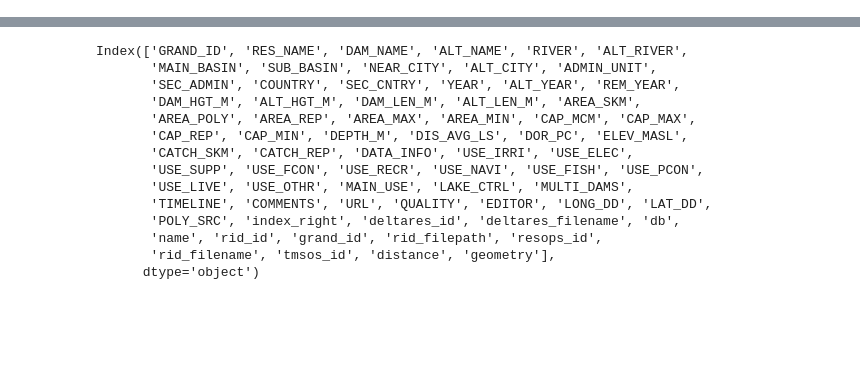
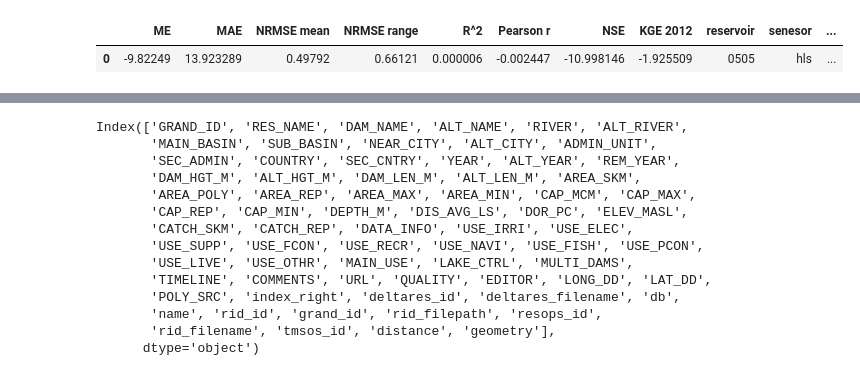
Before and after one commit to UW-SASWE/tmspp, a Jupyter notebook: notebooks/04-test.ipynb, the cells around one changed output, grey strips where cells are left out. Cells and saved outputs as stored; diff of their text form; code cells hidden in the pictures; blank space fills up the shorter version.

```diff
--- a/notebooks/04-test.ipynb
+++ b/notebooks/04-test.ipynb
@@ -8,0 +72,72 @@ from pathlib import Path
+# %%
+def get_insitu_df(tmsos_id):
+    idx = val_polys['tmsos_id'].isin(selected_reservoirs)
+    subset = val_polys[idx]
+
+    row = subset[subset['tmsos_id']==tmsos_id]
+    db = row['db'].values
+
+    insitu_df = None
+
+    if db == 'deltares':
+        deltares_id = row['deltares_id'].values
+        insitu_dir = Path('../data/insitu/deltares/')
+        fn = insitu_dir / f'{int(deltares_id):07}.csv'
+
+        insitu_df = pd.read_csv(fn, parse_dates=['time']).rename({'area': 'area [km2]'}, axis=1)
+        insitu_df['area [km2]'] = insitu_df['area [km2]'] * 1e-6
+
+    return insitu_df
+
+insitu_dfs = []
+
+perf_dfs = []
+
+
+reservoir = '0505'
+
+
+# for reservoir in reservoir_ids:
+insitu_df = get_insitu_df(reservoir)
+insitu_df['date'] =  pd.to_datetime(insitu_df['time'].dt.date)
+insitu_df.set_index('date', inplace=True)
+insitu_dfs.append(insitu_df)
+
+sat_fn = Path(f'../data/area/hls/{reservoir}.csv')
+sat_df = pd.read_csv(sat_fn, parse_dates=['time'], dtype={'reservoir': str})
+sat_df['date'] = pd.to_datetime(sat_df['time'].dt.date)
+sat_df.set_index('date', inplace=True)
+
+test_df = sat_df.join(insitu_df, how='left', rsuffix='_insitu')
+test_df.rename({
+    'area [km2]': 'insitu area [km2]',
+}, axis=1, inplace=True)
+test_df['hls area [km2]'] = test_df['hls area [km2]'] * 1e-2 * 30 * 30  # todo: fix in classification notebook
+
+import HydroErr as he
+
+metrics = [
+    'ME', 'MAE', 'NRMSE mean', 'NRMSE range', 'R^2', 'Pearson r', 'NSE', 'KGE 2012',
+]
+
+metrics_fn = [
+    he.me, he.mae, he.nrmse_mean, he.nrmse_range, he.r_squared, he.pearson_r, he.nse, he.kge_2012,
+]
+
+metric_values = []
+
+for metric_name, metric_fn in zip(metrics, metrics_fn):
+    metric_value = metric_fn(test_df['hls area [km2]'], test_df['insitu area [km2]'])
+    metric_values.append(metric_value)
+
+perf_df = pd.DataFrame({metric_name: [metric_value] for metric_name, metric_value in zip(metrics, metric_values)})
+perf_df['reservoir'] = reservoir
+perf_df['senesor'] = 'hls'
+perf_df['algorithm'] = 'tms-swot-v0.1.0'
+# perf_gdf = gpd.GeoDataFrame(perf_df, geometry=val_polys[val_polys['tmsos_id']==reservoir].geometry)
+
+perf_dfs.append(perf_df)
+
+combined_perf_df = pd.concat(perf_dfs)
+combined_perf_df
+# %% [output]
@@ -8,0 +151,2 @@ from pathlib import Path
+|  | ME | MAE | NRMSE mean | NRMSE range | R^2 | Pearson r | NSE | KGE 2012 | reservoir | senesor | ... |
+| 0 | -9.82249 | 13.923289 | 0.49792 | 0.66121 | 0.000006 | -0.002447 | -10.998146 | -1.925509 | 0505 | hls | ... |
```
Also changed, not shown: parts of 13 cells of this notebook.
